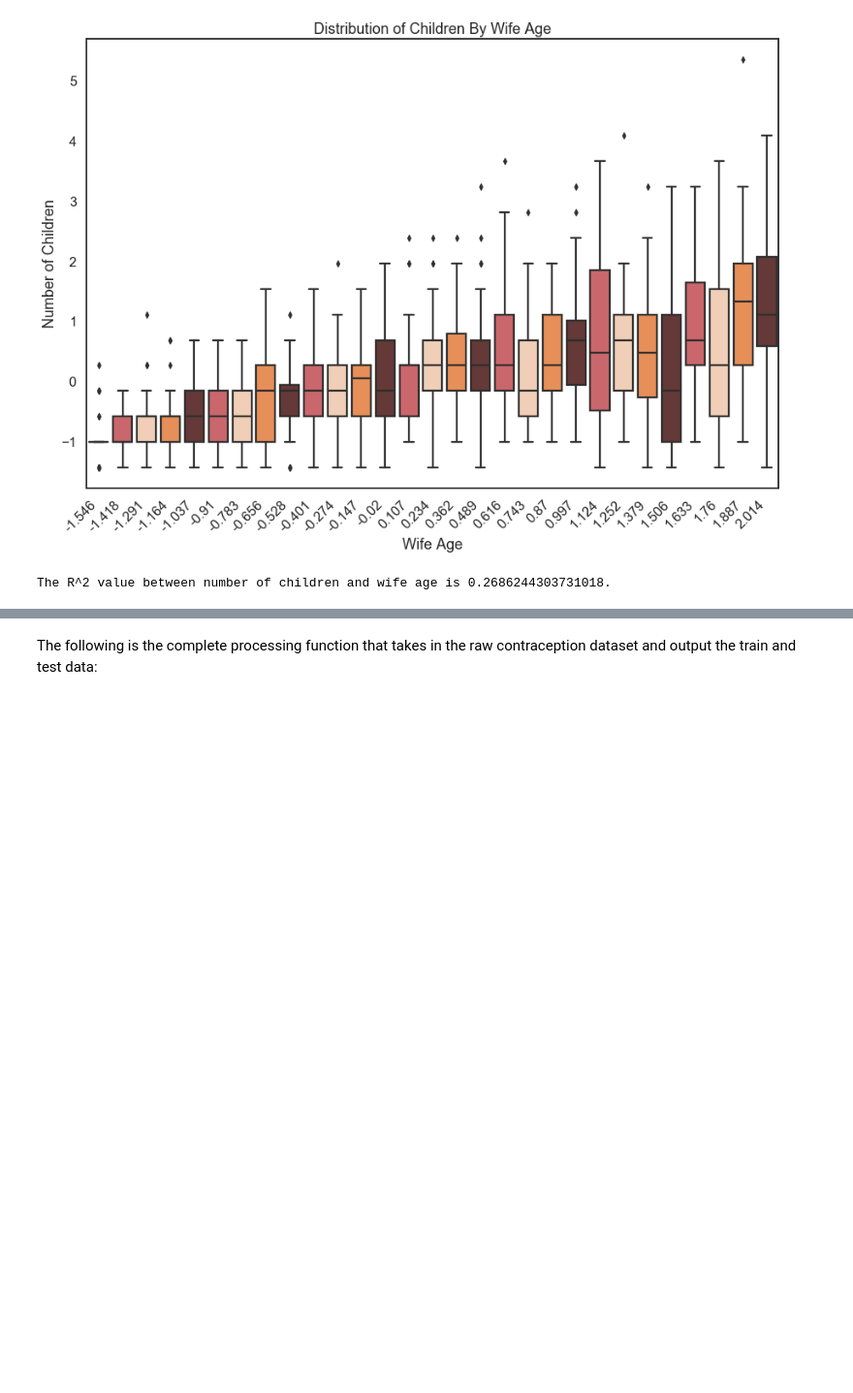
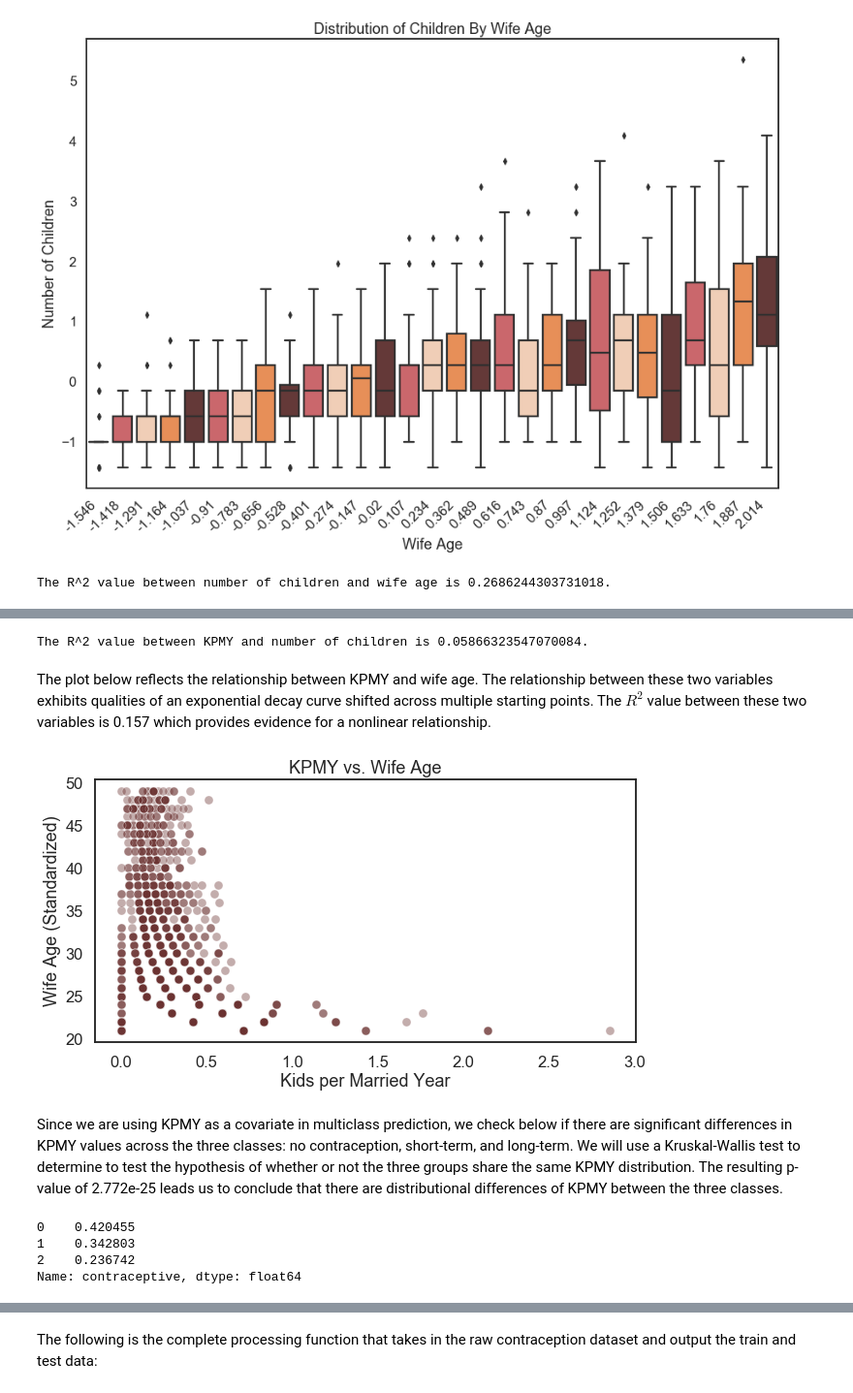
Before and after one commit to palautatan/contraception, a Jupyter notebook: 2-scripts/espejo/final-project.ipynb, the cells around one changed output, grey strips where cells are left out. Shown: that part at 97% size. Drawn from its saved outputs; the diff is of its cells as text; code cells hidden in the pictures; blank space fills up the shorter version.

```diff
--- a/2-scripts/espejo/final-project.ipynb
+++ b/2-scripts/espejo/final-project.ipynb
@@ -155,0 +265,28 @@ def cleanIntervals(age_intervals):
+# %%
+r_sq = np.corrcoef(x=contra_tmp['kids_per_year'], y=contra_tmp['num_child'])[0,1]**2
+print('The R^2 value between KPMY and number of children is ' + str(r_sq) + '.')
+# %% [output]
+The R^2 value between KPMY and number of children is 0.05866323547070084.
+# %% [markdown]
+The plot below reflects the relationship between KPMY and wife age. The relationship between these two variables exhibits qualities of an exponential decay curve shifted across multiple starting points. The $R^2$ value between these two variables is 0.157 which provides evidence for a nonlinear relationship.
+# %%
+plt.figure(figsize=(10,5))
+ax = sns.scatterplot(x='kids_per_year',
+                     y='wife_age',
+                     data=contra_tmp,
+                     alpha=0.4)
+
+ax.set(ylabel='Wife Age (Standardized)',
+       xlabel='Kids per Married Year',
+       title='KPMY vs. Wife Age');
+# %% [output]
+[figure, added]
+# %% [markdown]
+Since we are using KPMY as a covariate in multiclass prediction, we check below if there are significant differences in KPMY values across the three classes: no contraception, short-term, and long-term. We will use a Kruskal-Wallis test to determine to test the hypothesis of whether or not the three groups share the same KPMY distribution. The resulting p-value of 2.772e-25 leads us to conclude that there are distributional differences of KPMY between the three classes.
+# %%
+contra_tmp['contraceptive'].value_counts() / contra_tmp.shape[0]
+# %% [output]
+0    0.420455
+1    0.342803
+2    0.236742
+Name: contraceptive, dtype: float64
```
Also changed, not shown: parts of 52 cells of this notebook.
